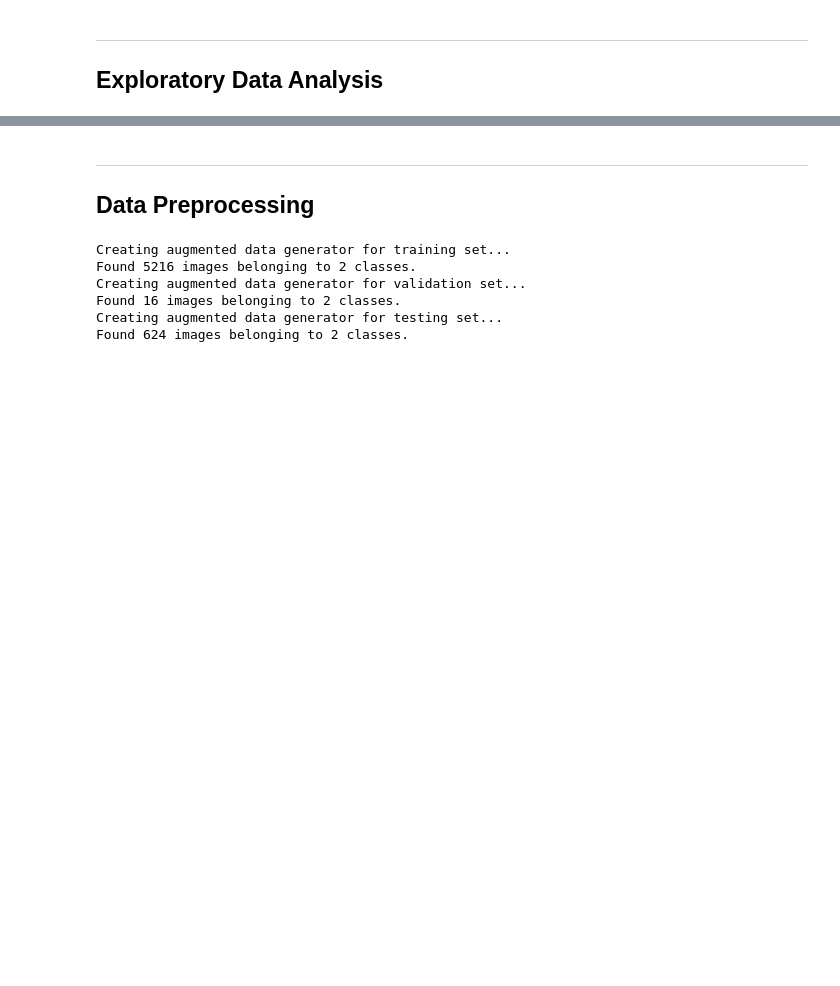
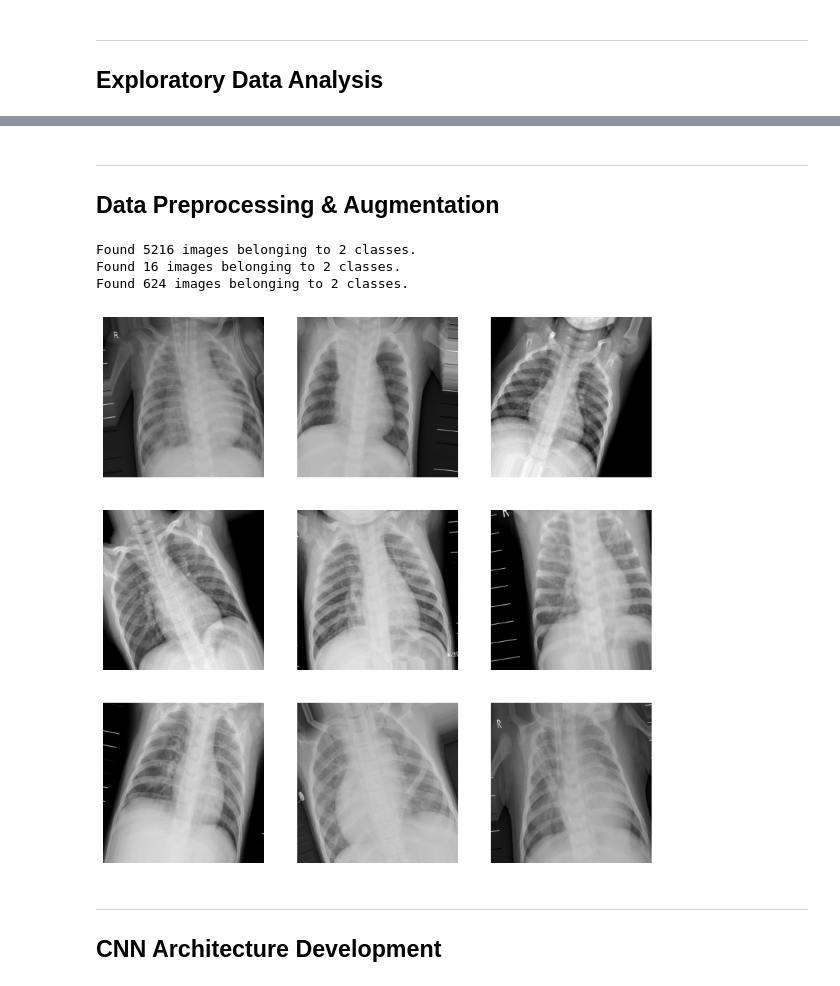
Before and after one commit to AndyMDH/pneumonia_detection_cnn, a Jupyter notebook: main.ipynb, the cells around one changed output, grey strips where cells are left out. Drawn from its saved outputs; the diff is of its cells as text; code cells hidden in the pictures; blank space fills up the shorter version.

```diff
--- a/main.ipynb
+++ b/main.ipynb
@@ -235,6 +238,6 @@ display_sample_images(train_dir, 'PNEUMONIA', 5)
 # %% [markdown]
 ---
-## Data Preprocessing
+## Data Preprocessing & Augmentation
 # %%
 # Define constants
 ROTATION_RANGE = 20
@@ -320,19 +321,27 @@ def create_test_data_generator(test_dir):
 # %%
 # Call the function to create augmented data generator for training set
-print("Creating augmented data generator for training set...")
 train_data_generator = create_augmented_data_generator(train_dir)
 
 # Call the function to create data generator for validation set
-print("Creating augmented data generator for validation set...")
 val_data_generator = create_val_data_generator(val_dir)
 
 # Call the function to create data generator for test set
-print("Creating augmented data generator for testing set...")
 test_data_generator = create_test_data_generator(test_dir)
 # %% [output]
-Creating augmented data generator for training set...
 Found 5216 images belonging to 2 classes.
-Creating augmented data generator for validation set...
 Found 16 images belonging to 2 classes.
-Creating augmented data generator for testing set...
 Found 624 images belonging to 2 classes.
+# %%
+for i, (images, labels) in enumerate(train_data_generator):
+    if i == 1:
+        break  # We only want to see the first batch
+    plt.figure(figsize=(10, 10))
+    for j in range(9):  # Display the first 9 images of the batch
+        ax = plt.subplot(3, 3, j + 1)
+        plt.imshow(images[j])
+        plt.axis("off")
+# %% [output]
+[figure, added]
+# %% [markdown]
+---
+## CNN Architecture Development
```
Also changed, not shown: parts of 22 cells of this notebook.
